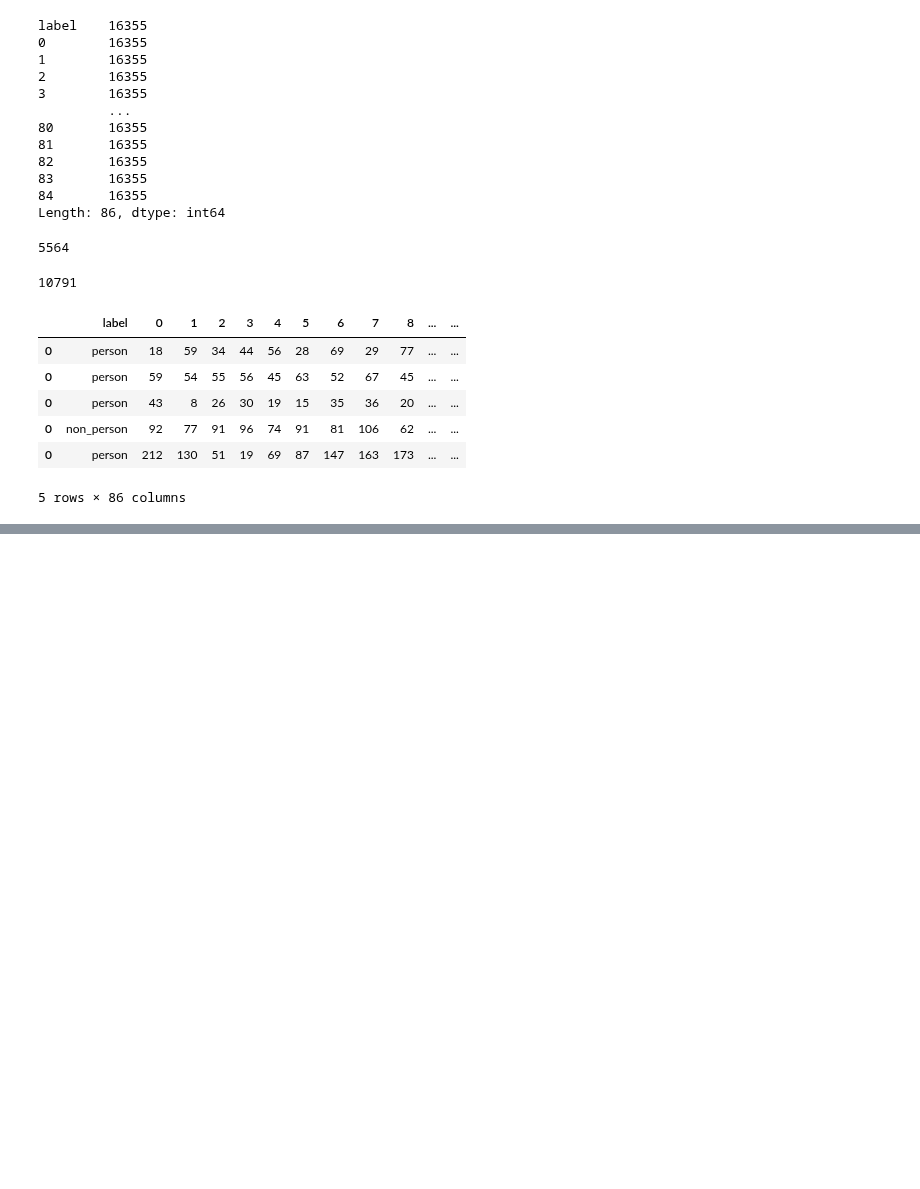
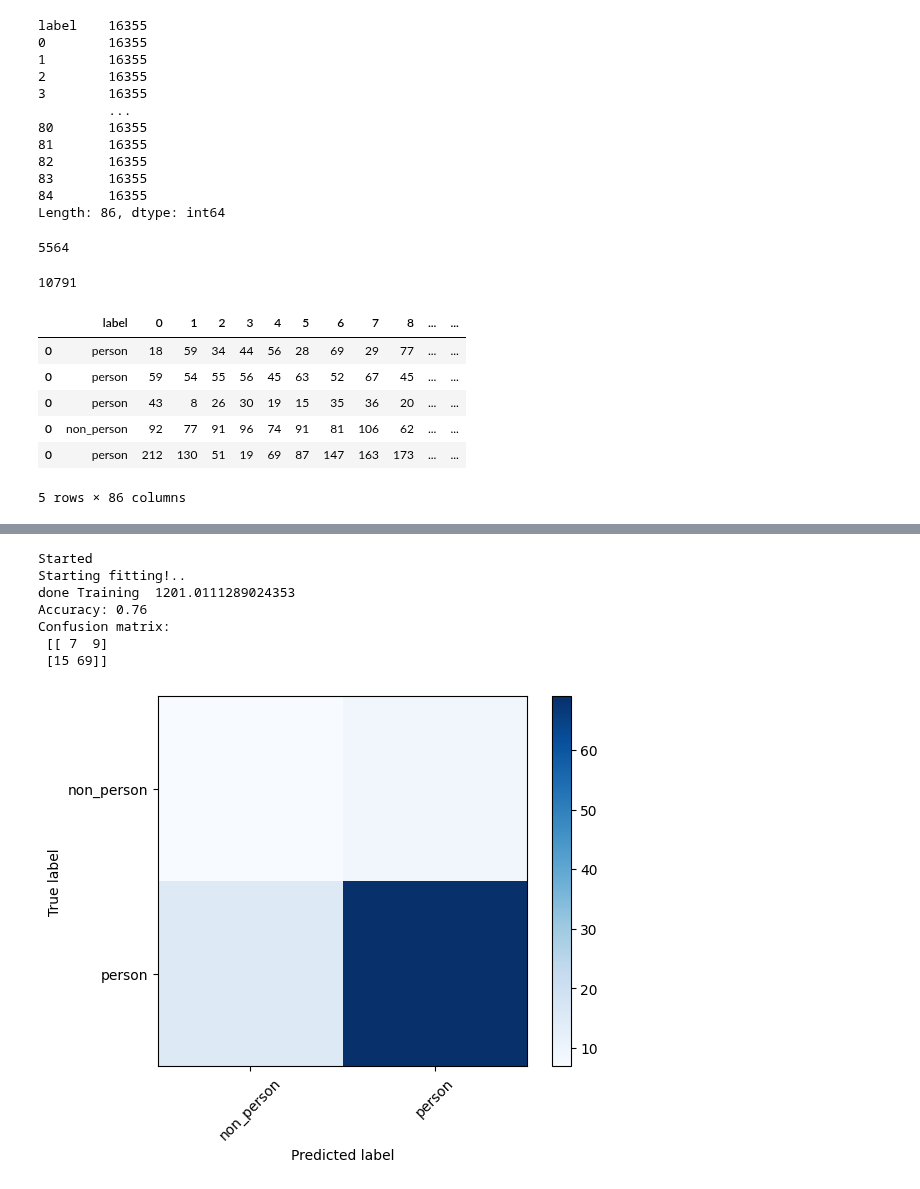
Before and after one commit to bisalgt/playground, a Jupyter notebook: learn_redpitaya/Convert raw data to csv.ipynb, the cells around one changed output, grey strips where cells are left out. Drawn from its saved outputs; the diff is of its cells as text; code cells hidden in the pictures; blank space fills up the shorter version.

```diff
--- a/learn_redpitaya/Convert raw data to csv.ipynb
+++ b/learn_redpitaya/Convert raw data to csv.ipynb
@@ -464,0 +616,54 @@ final_dataframe.head()
+# %%
+import numpy as np
+import pandas as pd
+from sklearn.model_selection import train_test_split
+from sklearn.svm import SVC
+from sklearn.metrics import accuracy_score, confusion_matrix
+import matplotlib.pyplot as plt
+import time
+
+print("Started ")
+start_time = time.time()
+
+data = pd.read_csv("../final_dataframe.csv")
+X = data.iloc[:500, 1:] # features
+y = data.iloc[:500, 0] # target variable
+
+
+X_train, X_test, y_train, y_test = train_test_split(X, y, test_size=0.2, random_state=42)
+
+print("Starting fitting!..")
+
+svm = SVC(kernel='linear')
+svm.fit(X_train, y_train)
+
+print("done Training ", time.time() - start_time)
+
+
+y_pred = svm.predict(X_test)
+
+
+accuracy = accuracy_score(y_test, y_pred)
+conf_matrix = confusion_matrix(y_test, y_pred)
+print("Accuracy:", accuracy)
+print("Confusion matrix:\n", conf_matrix)
+
+
+
+plt.imshow(conf_matrix, cmap=plt.cm.Blues, interpolation='nearest')
+plt.colorbar()
+tick_marks = np.arange(len(set(y)))
+plt.xticks(tick_marks, set(y), rotation=45)
+plt.yticks(tick_marks, set(y))
+plt.xlabel('Predicted label')
+plt.ylabel('True label')
+plt.show()
+# %% [output]
+Started
+Starting fitting!..
+done Training  1201.0111289024353
+Accuracy: 0.76
+Confusion matrix:
+ [[ 7  9]
+ [15 69]]
+[figure, added]
```
Also changed, not shown: parts of 14 cells of this notebook, 15 other files.
